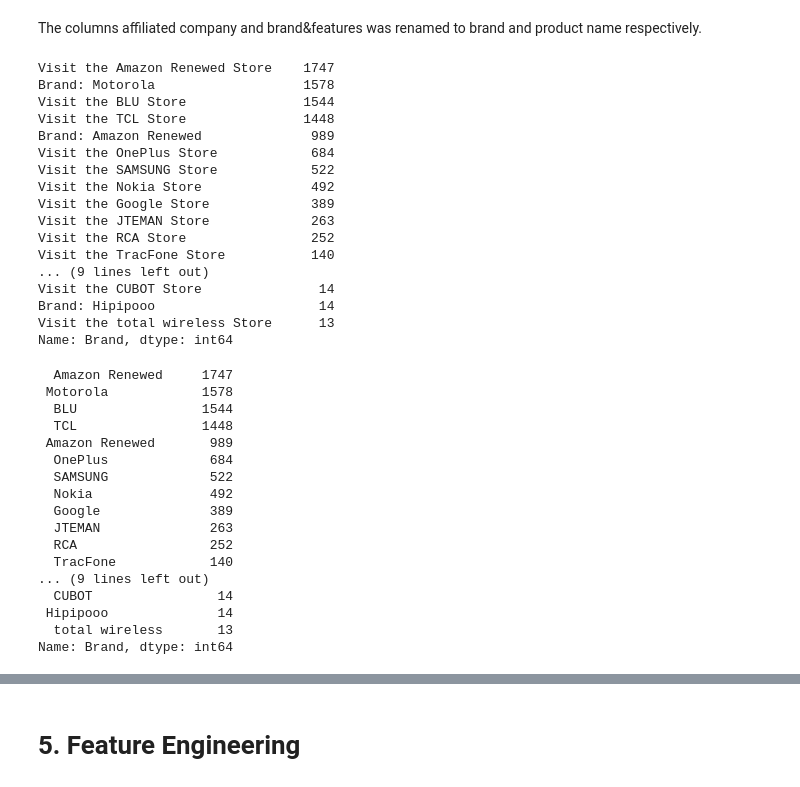
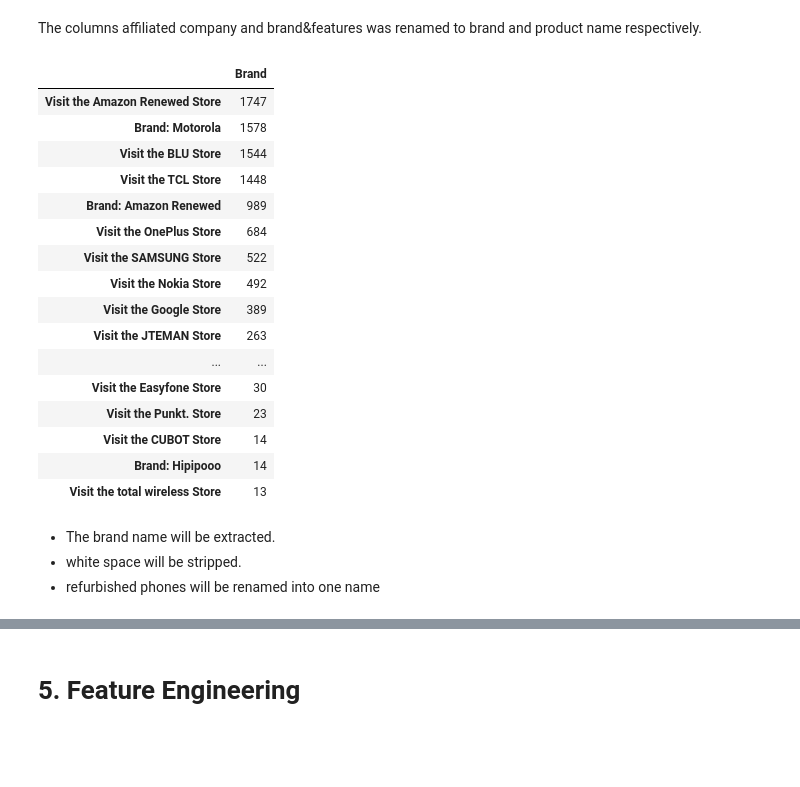
Before and after one commit to Mercy-Njambi/Mobile-Phone-Sentiment-Analysis, a Jupyter notebook: Mobile_Phone_Sentiment_Analysis.ipynb, the cells around one changed output, grey strips where cells are left out. Cells and saved outputs as stored; diff of their text form; code cells hidden in the pictures; blank space fills up the shorter version.

```diff
--- a/Mobile_Phone_Sentiment_Analysis.ipynb
+++ b/Mobile_Phone_Sentiment_Analysis.ipynb
@@ -224,48 +219,37 @@ The columns affiliated company and brand&features was renamed to brand and produ
 # %%
 #Getting the value counts for the brand column
 
-df['Brand'].value_counts()
+df['Brand'].value_counts().to_frame()
 # %% [output]
-Visit the Amazon Renewed Store    1747
-Brand: Motorola                   1578
-Visit the BLU Store               1544
-Visit the TCL Store               1448
-Brand: Amazon Renewed              989
-Visit the OnePlus Store            684
-Visit the SAMSUNG Store            522
-Visit the Nokia Store              492
-Visit the Google Store             389
-Visit the JTEMAN Store             263
-Visit the RCA Store                252
-Visit the TracFone Store           140
-... (9 lines left out)
-Visit the CUBOT Store               14
-Brand: Hipipooo                     14
-Visit the total wireless Store      13
-Name: Brand, dtype: int64
+|  | Brand |
+| Visit the Amazon Renewed Store | 1747 |
+| Brand: Motorola | 1578 |
+| Visit the BLU Store | 1544 |
+| Visit the TCL Store | 1448 |
+| Brand: Amazon Renewed | 989 |
+| Visit the OnePlus Store | 684 |
+| Visit the SAMSUNG Store | 522 |
+| Visit the Nokia Store | 492 |
+| Visit the Google Store | 389 |
+| Visit the JTEMAN Store | 263 |
+| ... | ... |
+| Visit the Easyfone Store | 30 |
+| Visit the Punkt. Store | 23 |
+| Visit the CUBOT Store | 14 |
+| Brand: Hipipooo | 14 |
+| Visit the total wireless Store | 13 |
+# %% [markdown]
+- The brand name will be extracted.
+- white space will be stripped.
+- refurbished phones will be renamed into one name
 # %%
 # Removing unnecessary words from the column to get the brand name
 word_vocabulary = ['Visit', 'the', 'store', 'Brand:', 'Store']
-
 for word in word_vocabulary:
     df['Brand'] = df['Brand'].str.replace(word, '')
 
-df['Brand'].value_counts()
+# Removing all the white spaces
+df['Brand'] = df['Brand'].str.strip()
+
+# Renaming the amazon renewed with refurbished
+df['Brand'] = df['Brand'].str.replace('Amazon Renewed','Amazon Refurbished')
-# %% [output]
-  Amazon Renewed     1747
- Motorola            1578
-  BLU                1544
-  TCL                1448
- Amazon Renewed       989
-  OnePlus             684
-  SAMSUNG             522
-  Nokia               492
-  Google              389
-  JTEMAN              263
-  RCA                 252
-  TracFone            140
-... (9 lines left out)
-  CUBOT                14
- Hipipooo              14
-  total wireless       13
-Name: Brand, dtype: int64
```
Also changed, not shown: parts of 49 cells of this notebook.
